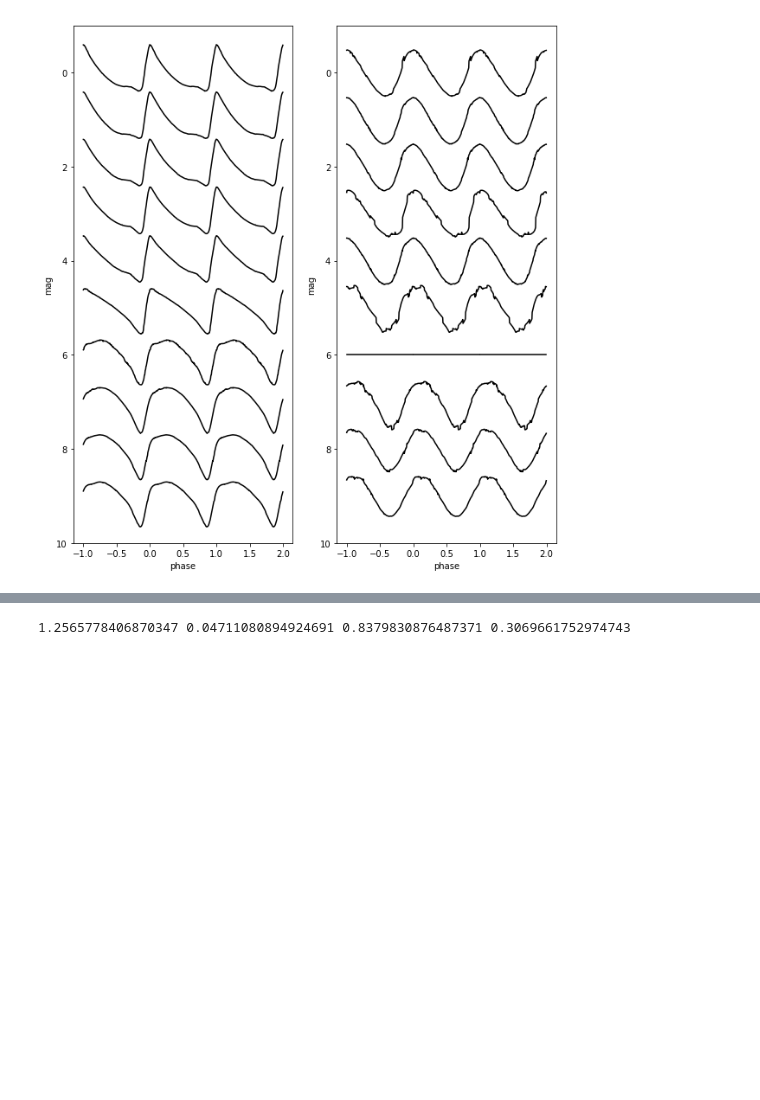
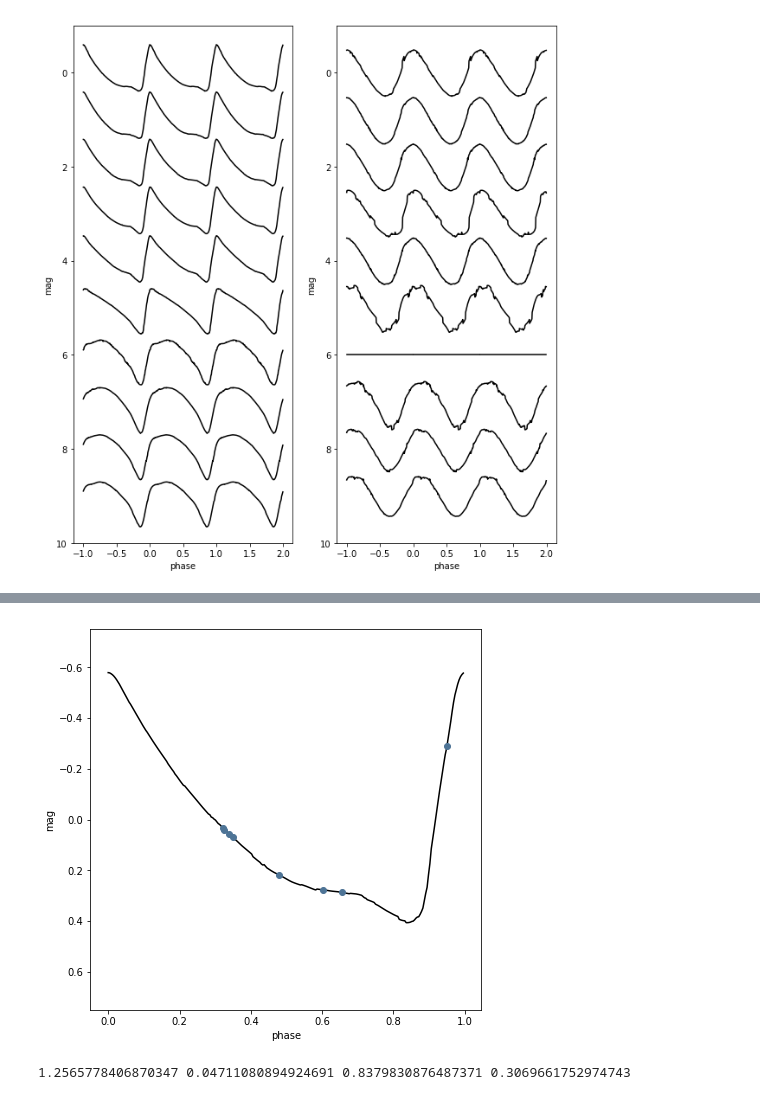
Before and after one commit to jrneeley/AstroTools, a Jupyter notebook: Testing rrlyrae functions.ipynb, the cells around one changed output, grey strips where cells are left out. Saved outputs shown, nothing was run; the diff lists cells and outputs as text; code cells hidden in the pictures; blank space fills up the shorter version.

```diff
--- a/Testing rrlyrae functions.ipynb
+++ b/Testing rrlyrae functions.ipynb
@@ -40,3 +40,8 @@ rrlyrae.simulate_observing_cadence(times, amplitude=1.0, mode='ab')
+# %%
+times = np.array([5970.97508, 5971.17472, 5972.24, 5974.16999, 5975.30124, 5977.16269, 5977.82808, 5978.16052])
+rrlyrae.simulate_observing_cadence(times, amplitude=1.0, mode='ab')
+# %% [output]
+[figure, added]
 # %%
 # Simulate the effect of long exposures on the observed shape of an RR Lyrae star
 
```
Also changed, not shown: parts of 1 cell of this notebook, 2 other files.
